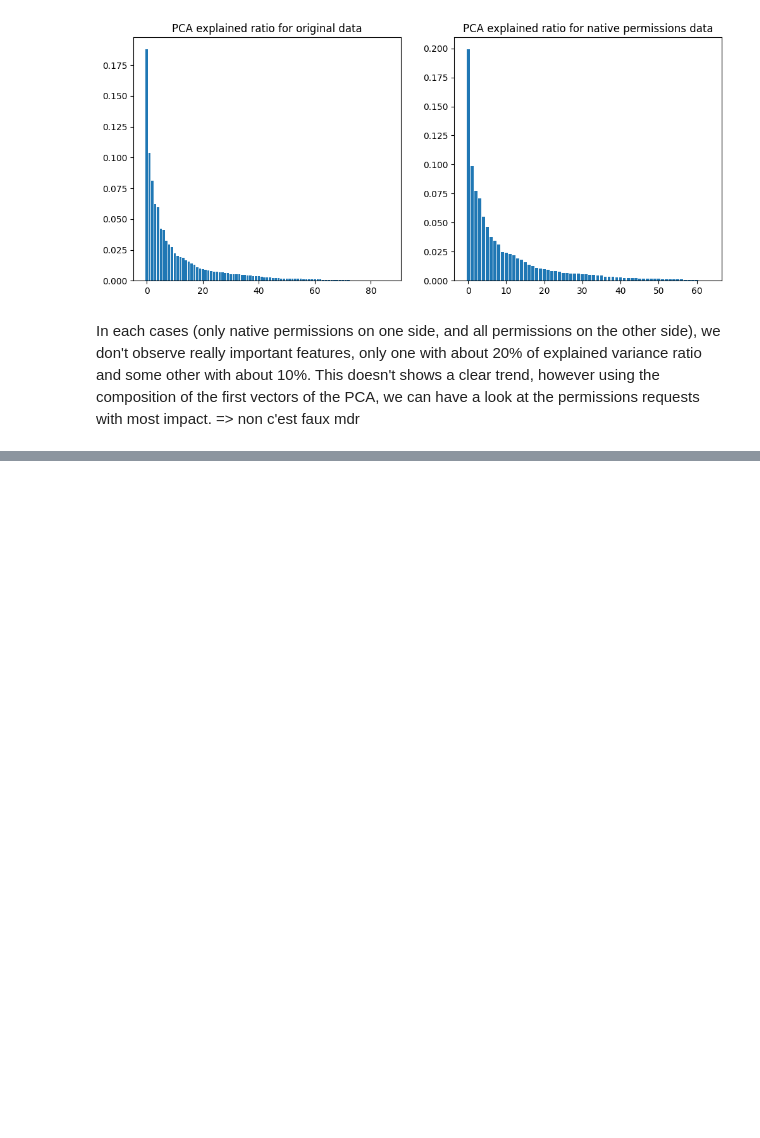
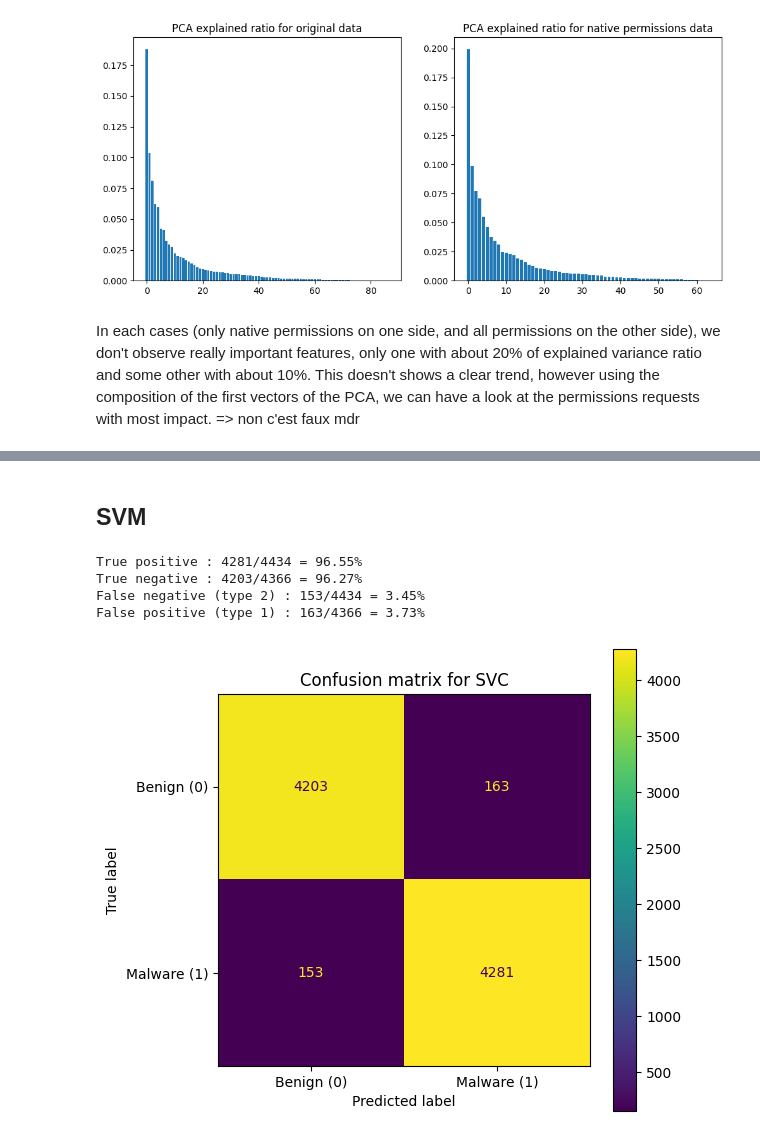
Before and after one commit to AugustinGrunewald/-NATICUSdroid, a Jupyter notebook: main.ipynb, the cells around one changed output, grey strips where cells are left out. Saved outputs shown, nothing was run; the diff lists cells and outputs as text; code cells hidden in the pictures; blank space fills up the shorter version.

```diff
--- a/main.ipynb
+++ b/main.ipynb
@@ -151,0 +250,29 @@ Length: 87, dtype: int64
+# %% [markdown]
+## SVM
+# %%
+from sklearn.svm import SVC
+
+# Computing svc
+svc_original = SVC(kernel="rbf", C=1.) # We keep a low C value in order to have better generalization
+svc_original.fit(X_train, y_train)
+y_pred = svc_original.predict(X_test)
+
+# Confusion matrix
+cm_svc = confusion_matrix(y_test, y_pred, labels=[0,1])
+disp = ConfusionMatrixDisplay(confusion_matrix=cm_svc, display_labels=['Benign (0)', 'Malware (1)'])
+
+fig, ax = plt.subplots(figsize=(6, 6))
+disp.plot(ax=ax)
+ax.set_title("Confusion matrix for SVC");
+
+# Proportions
+print(f"True positive : {cm_svc[1,1]}/{cm_svc[1,0] + cm_svc[1,1]} = {100 * cm_svc[1,1]/(cm_svc[1,0] + cm_svc[1,1]):.2f}%")
+print(f"True negative : {cm_svc[0,0]}/{cm_svc[0,0] + cm_svc[0,1]} = {100 * cm_svc[0,0]/(cm_svc[0,0] + cm_svc[0,1]):.2f}%")
+print(f"False negative (type 2) : {cm_svc[1,0]}/{cm_svc[1,0] + cm_svc[1,1]} = {100 * cm_svc[1,0]/(cm_svc[1,0] + cm_svc[1,1]):.2f}%")
+print(f"False positive (type 1) : {cm_svc[0,1]}/{cm_svc[0,0] + cm_svc[0,1]} = {100 * cm_svc[0,1]/(cm_svc[0,0] + cm_svc[0,1]):.2f}%")
+# %% [output]
+True positive : 4281/4434 = 96.55%
+True negative : 4203/4366 = 96.27%
+False negative (type 2) : 153/4434 = 3.45%
+False positive (type 1) : 163/4366 = 3.73%
+[figure, added]
```
Also changed, not shown: parts of 13 cells of this notebook.
